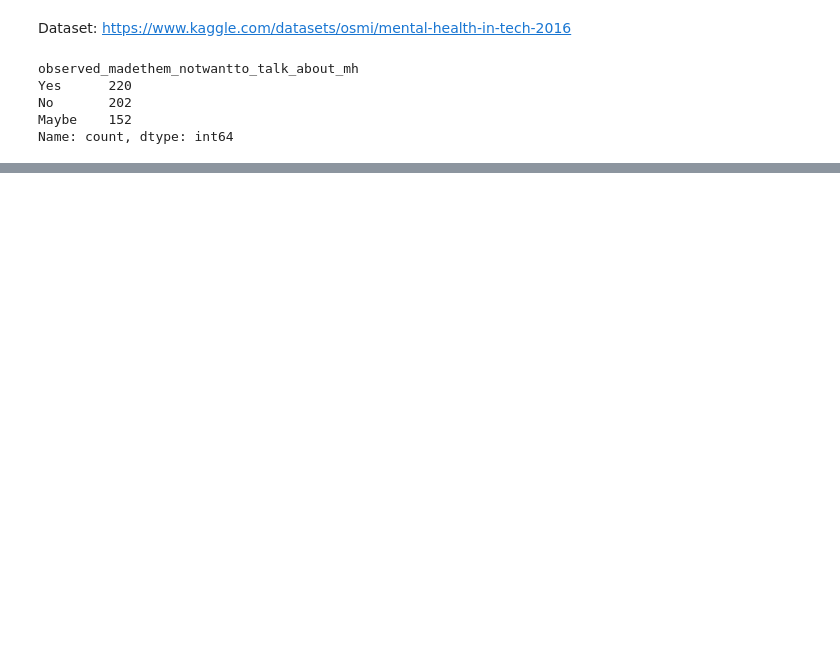
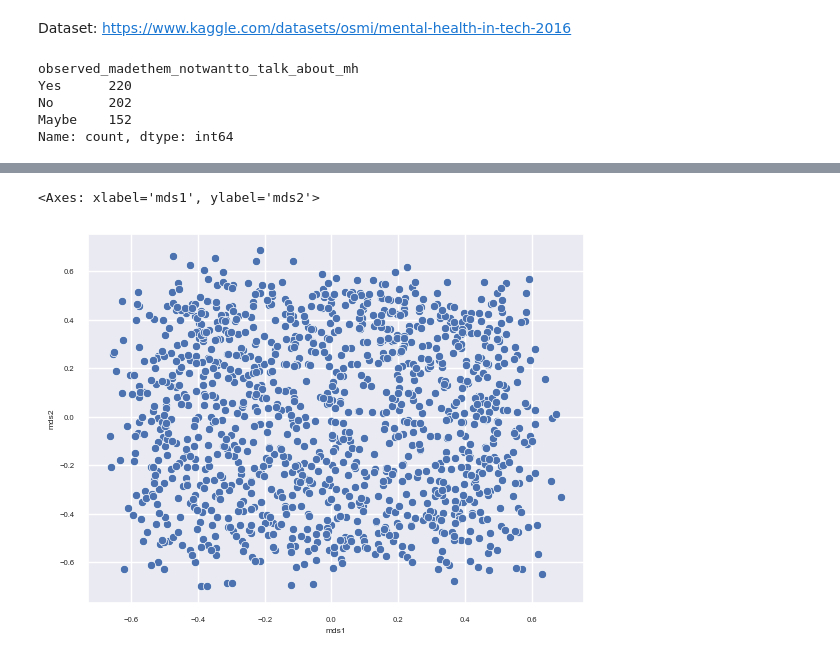
Before and after one commit to kasvoy/KaggleLearning, a Jupyter notebook: mental_health/mental_health.ipynb, the cells around one changed output, grey strips where cells are left out. Drawn from its saved outputs; the diff is of its cells as text; code cells hidden in the pictures; blank space fills up the shorter version.

```diff
--- a/mental_health/mental_health.ipynb
+++ b/mental_health/mental_health.ipynb
@@ -255,0 +233,10 @@ Name: count, dtype: int64
+# %%
+#dropping the _N/A columns - these only reflect the self employed/no previous employers people - this info will be maintained in the respective columns
+for column in encoded.columns:
+    if '_N/A' in column:
+        encoded.drop(column, axis='columns', inplace=True)
+
+#dropping columns for which the opposite is easy to infer (that doesn't happen for most). sex 'other' can be infered from 0 for male and 0 for female
+to_drop_in_encoded = ['is_tech_org_0.0', 'observed_neg_conseq_for_coworkers_openabout_mh_inworkspace_No', 'hasbeen_diag_byprof_No', 'has_tech_role_0', 'sex_OTHER']
+
+#encoded.drop(to_drop_in_encoded, axis='columns', inplace=True)
@@ -255,0 +264,10 @@ Name: count, dtype: int64
+# %%
+from sklearn.feature_selection import VarianceThreshold
+selector = VarianceThreshold(0.15)
+
+new = selector.fit_transform(encoded)
+
+features = selector.get_support(indices=True)
+columns = encoded.columns[features]
+
+selected = pd.DataFrame(new, columns=columns)
@@ -255,0 +291,2 @@ Name: count, dtype: int64
+# %%
+no_age = selected.drop('age', axis='columns')
@@ -255,0 +307,12 @@ Name: count, dtype: int64
+# %%
+from sklearn.metrics import pairwise_distances
+
+dist_matrix = pairwise_distances(no_age.values, metric='jaccard')
+mds = MDS(n_components=2, dissimilarity='precomputed', metric=False, normalized_stress='auto')
+
+mds_df = pd.DataFrame(mds.fit_transform(dist_matrix), columns=['mds1', 'mds2'])
+# %%
+sns.scatterplot(x = mds_df['mds1'], y=mds_df['mds2'])
+# %% [output]
+<Axes: xlabel='mds1', ylabel='mds2'>
+[figure, added]
```
Also changed, not shown: parts of 29 cells of this notebook.
